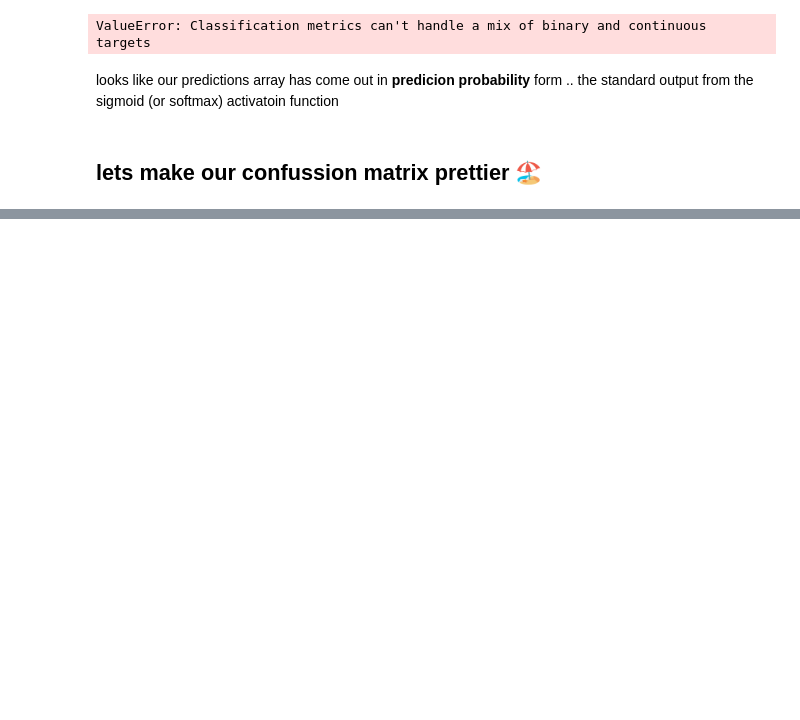
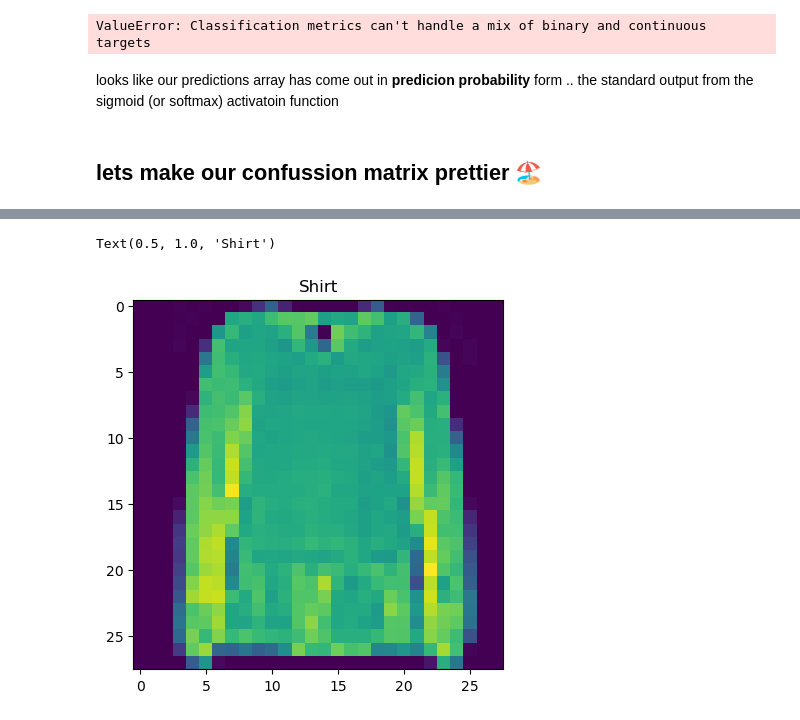
Before and after one commit to mageshyt/Machine-Learning-2023, a Jupyter notebook: Deep learning/02_neural_network_Classfication_in_tensorflow.ipynb, the cells around one changed output, grey strips where cells are left out. Drawn from its saved outputs; the diff is of its cells as text; code cells hidden in the pictures; blank space fills up the shorter version.

```diff
--- a/Deep learning/02_neural_network_Classfication_in_tensorflow.ipynb
+++ b/Deep learning/02_neural_network_Classfication_in_tensorflow.ipynb
@@ -829,0 +898,8 @@ sns.heatmap(cm, annot=True, cmap='Blues')
+# %%
+# plot an example image with label
+idx=18
+plt.imshow(train_data[idx])
+plt.title(class_names[train_labels[idx]])
+# %% [output]
+Text(0.5, 1.0, 'Shirt')
+[figure, added]
```
Also changed, not shown: parts of 17 cells of this notebook, 1 other file.
